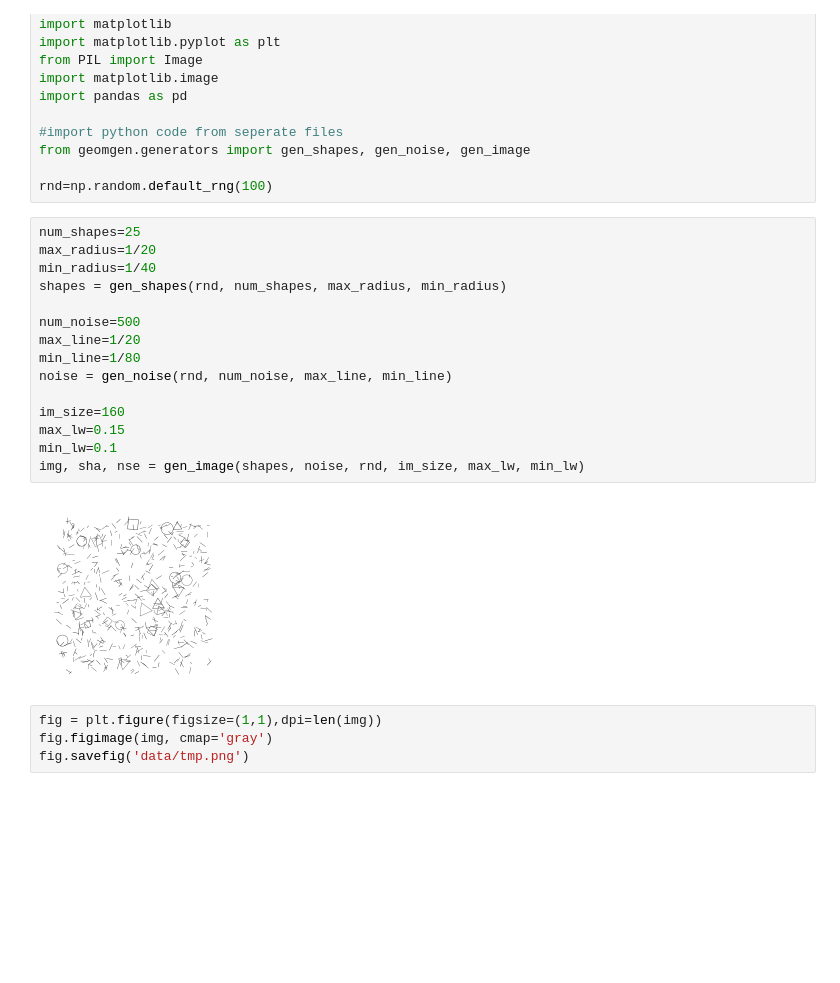
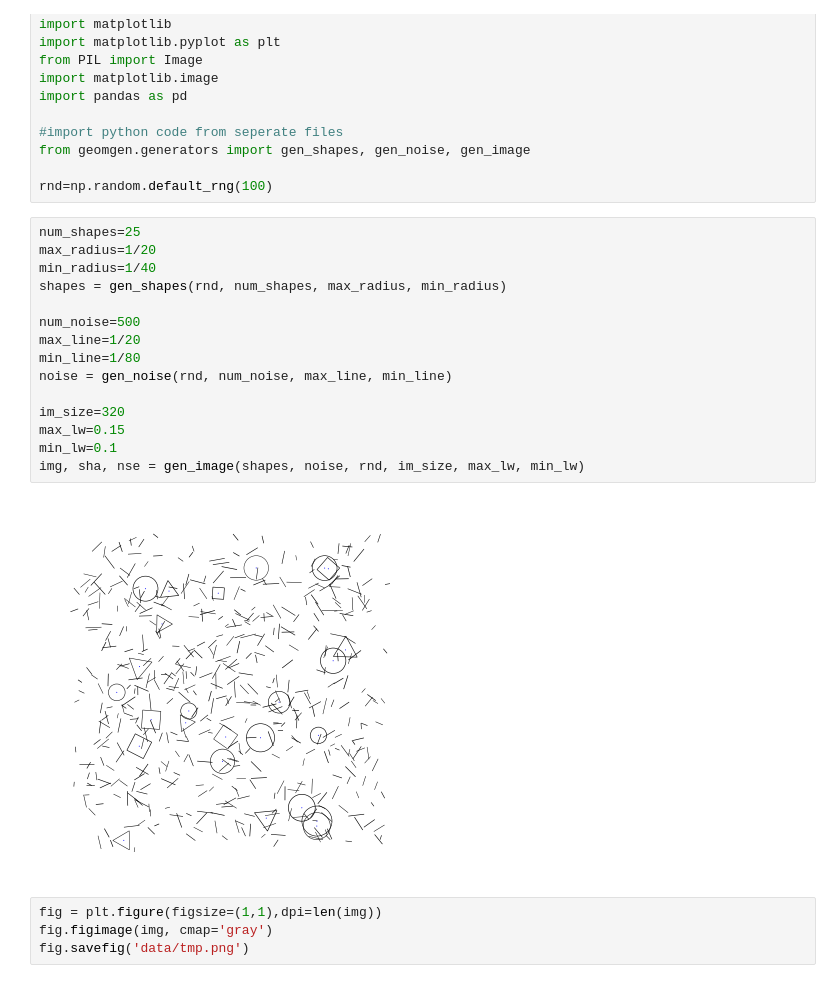
Before and after one commit to riesenn/geomsha, a Jupyter notebook: geomsha.ipynb, the cells around one changed output. Saved outputs shown, nothing was run; the diff lists cells and outputs as text; blank space fills up the shorter version.

```diff
--- a/geomsha.ipynb
+++ b/geomsha.ipynb
@@ -32,20 +32,20 @@ rnd=np.random.default_rng(100)
 # %%
 num_shapes=25
 max_radius=1/20
 min_radius=1/40
 shapes = gen_shapes(rnd, num_shapes, max_radius, min_radius)
 
 num_noise=500
 max_line=1/20
 min_line=1/80
 noise = gen_noise(rnd, num_noise, max_line, min_line)
 
-im_size=160
+im_size=320
 max_lw=0.15
 min_lw=0.1
 img, sha, nse = gen_image(shapes, noise, rnd, im_size, max_lw, min_lw)
 # %% [output]
-[figure, old version]
+[figure, new version]
 # %%
 fig = plt.figure(figsize=(1,1),dpi=len(img))
 fig.figimage(img, cmap='gray')
```
Also changed, not shown: parts of 2 cells of this notebook.
